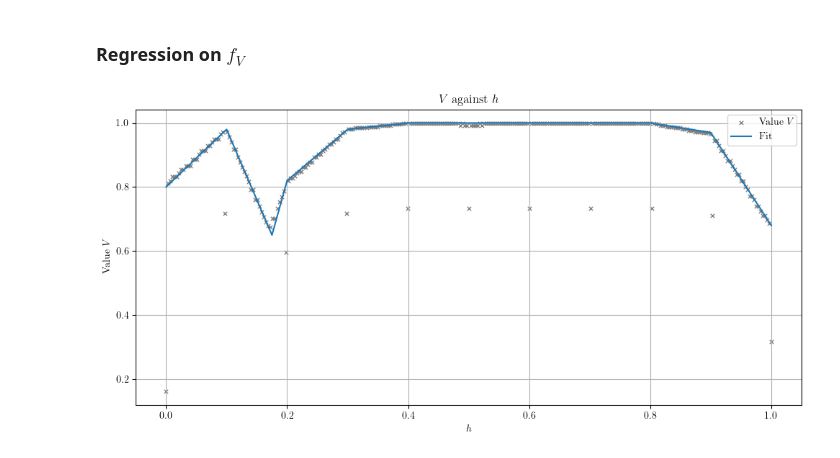
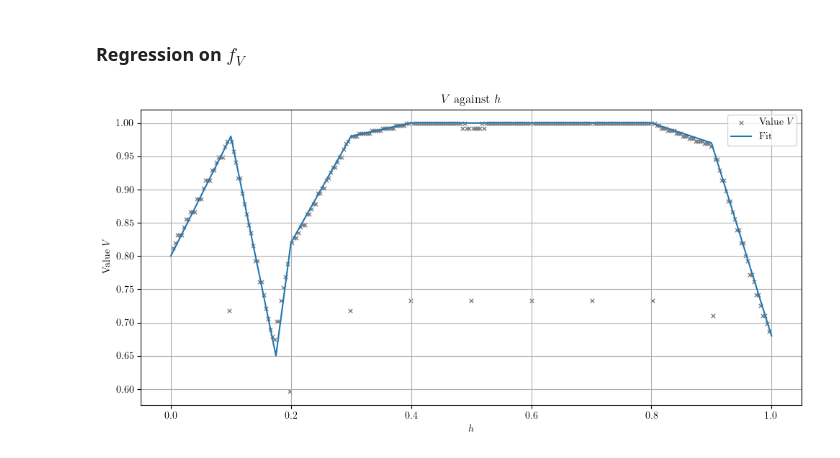
Before and after one commit to EasonSYC/early-earthquake-and-tsunami-warning-viewer, a Jupyter notebook: PythonScript/poly-fit.ipynb, the cells around one changed output. Cells and saved outputs as stored; diff of their text form; code cells hidden in the pictures.

```diff
--- a/PythonScript/poly-fit.ipynb
+++ b/PythonScript/poly-fit.ipynb
@@ -291,15 +291,15 @@ l_v = f_v(hp_values)
 # %%
 plt.figure(figsize = (10, 5))
 
-plt.scatter(hh_values, vnr_values, label=lbv, color=cv, s=ss, marker=m, linewidth=lw)
+plt.scatter(hh_values[1:278], vnr_values[1:278], label=lbv, color=cv, s=ss, marker=m, linewidth=lw)
 plt.plot(hp_values, l_v, label='Fit')
 
 plt.xlabel('$h$')
 plt.ylabel(lbv)
 plt.title('$V$ against $h$')
 plt.legend()
 plt.grid(True)
 plt.tight_layout()
 plt.savefig('v-against-h.png')
 # %% [output]
-[figure, old version]
+[figure, new version]
```
Also changed, not shown: 1 other file.
